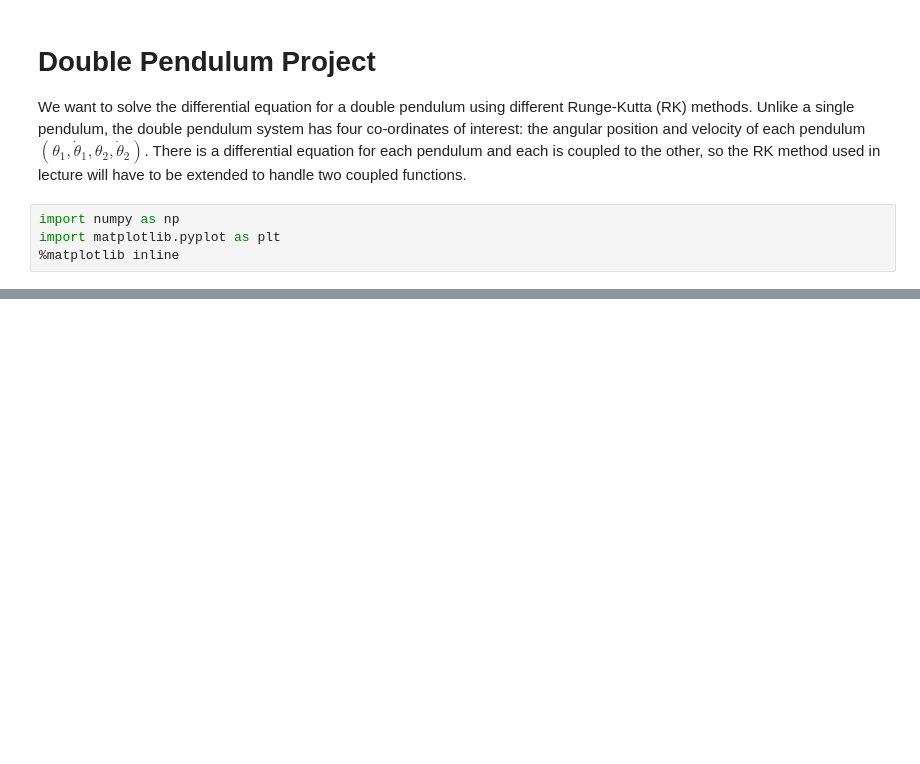
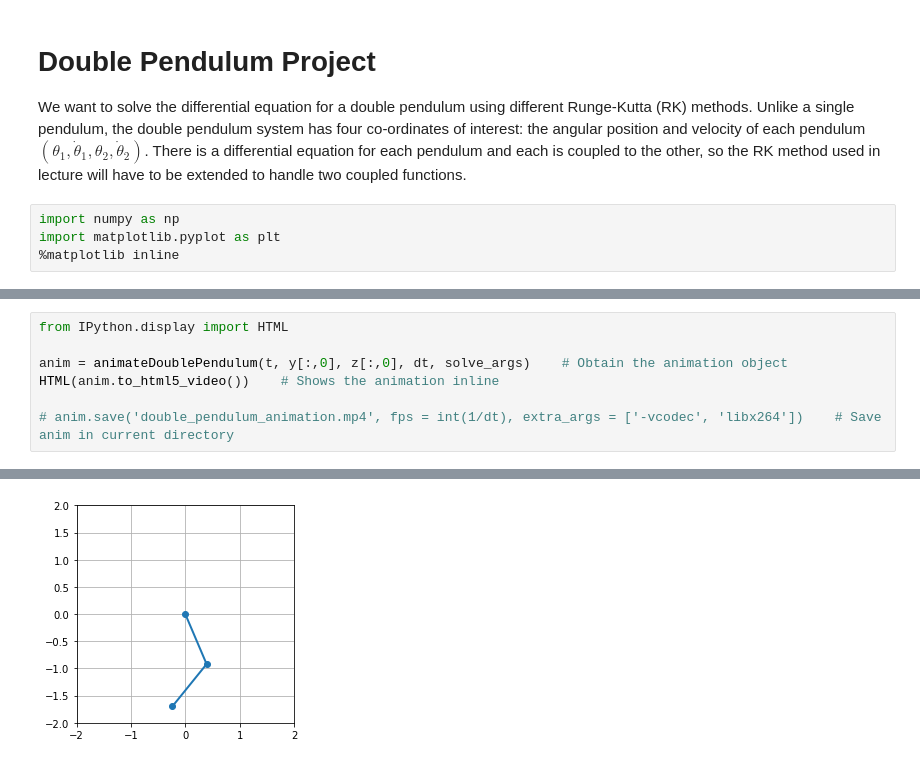
Before and after one commit to MSenani/DoublePendulum, a Jupyter notebook: Double-Pendulum-Analysis.ipynb, the cells around one changed output, grey strips where cells are left out. Saved outputs shown, nothing was run; the diff lists cells and outputs as text; blank space fills up the shorter version.

```diff
--- a/Double-Pendulum-Analysis.ipynb
+++ b/Double-Pendulum-Analysis.ipynb
@@ -320,0 +548,8 @@ plt.show()
+# %%
+from IPython.display import HTML
+
+anim = animateDoublePendulum(t, y[:,0], z[:,0], dt, solve_args)    # Obtain the animation object
+HTML(anim.to_html5_video())    # Shows the animation inline
+
+# anim.save('double_pendulum_animation.mp4', fps = int(1/dt), extra_args = ['-vcodec', 'libx264'])    # Save anim in current directory
+# %% [output]
@@ -321 +557,2 @@ plt.show()
+[figure, added]
 # %%
```
Also changed, not shown: parts of 30 cells of this notebook, 1 other file.
